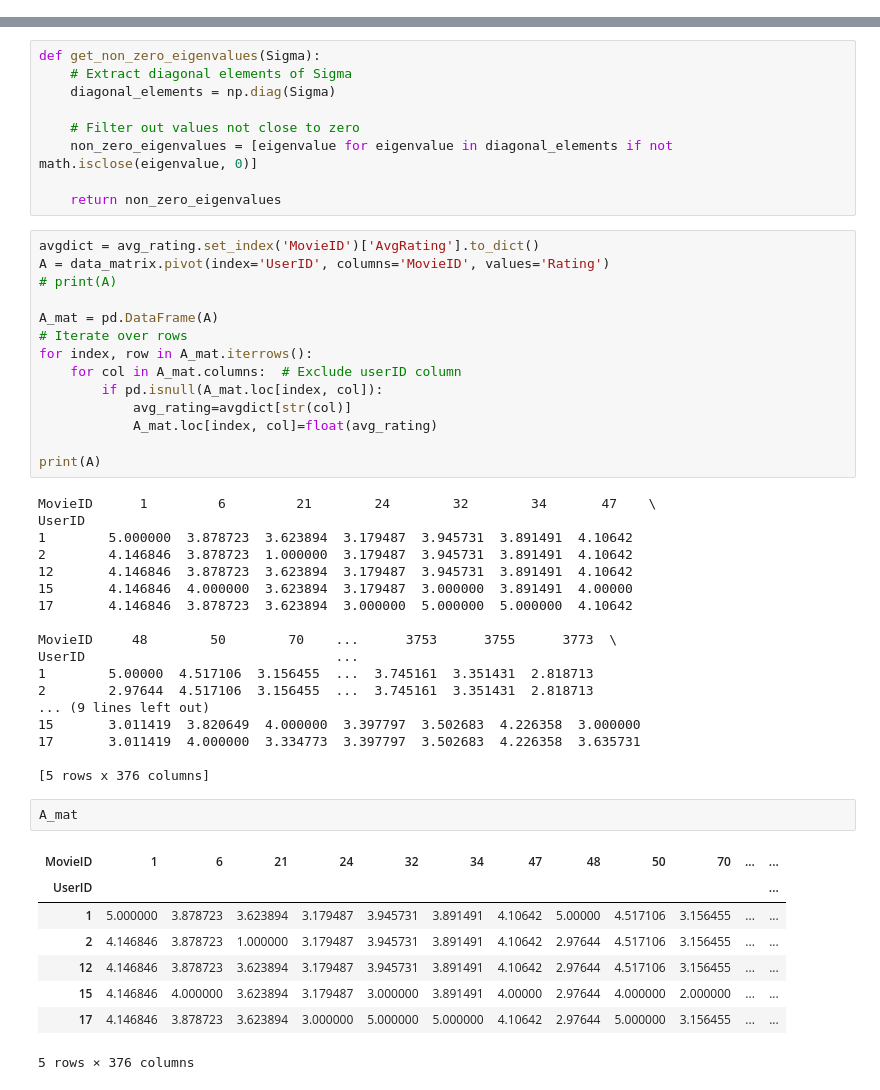
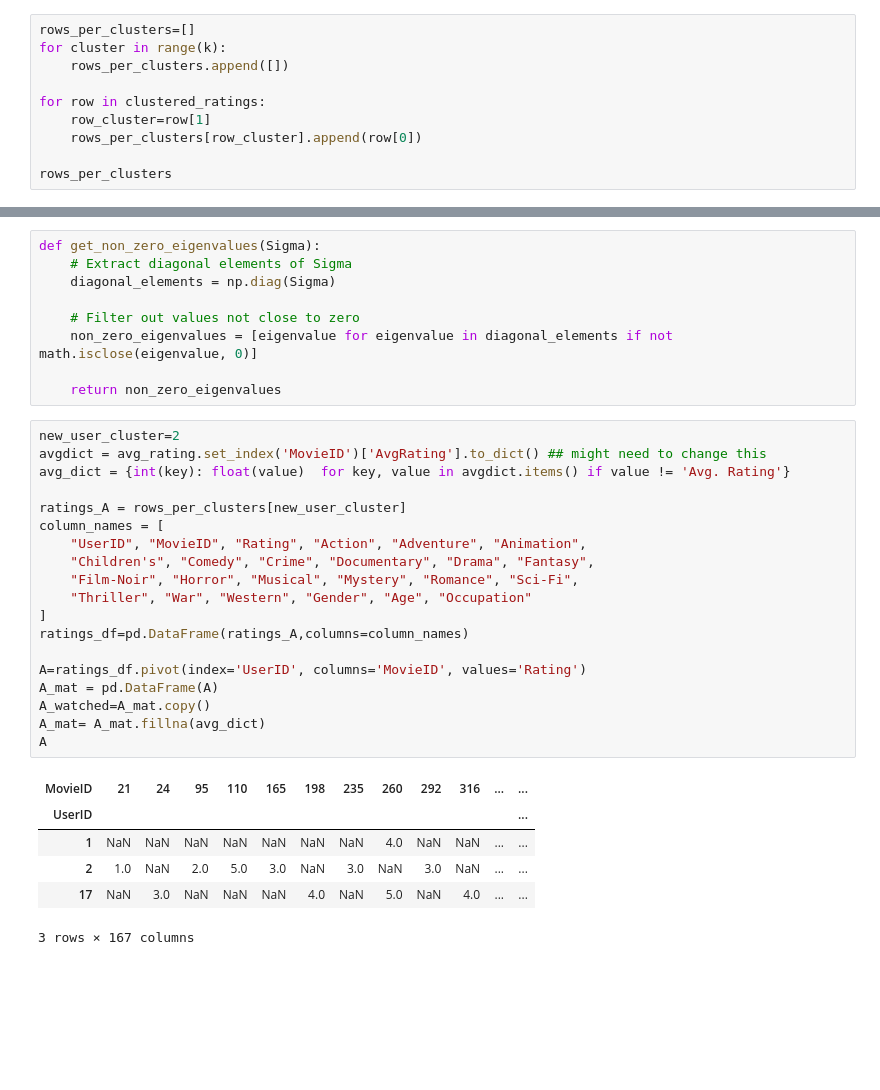
Before and after one commit to RecSys-The-Hood/MiniProject, a Jupyter notebook: KModes_SVD.ipynb, the cells around one changed output, grey strips where cells are left out. Drawn from its saved outputs; the diff is of its cells as text; blank space fills up the shorter version.

```diff
--- a/KModes_SVD.ipynb
+++ b/KModes_SVD.ipynb
@@ -68,0 +148,10 @@ print(data_matrix)
+# %%
+rows_per_clusters=[]
+for cluster in range(k):
+    rows_per_clusters.append([])
+
+for row in clustered_ratings:
+    row_cluster=row[1]
+    rows_per_clusters[row_cluster].append(row[0])
+
+rows_per_clusters
@@ -80,46 +189,29 @@ def get_non_zero_eigenvalues(Sigma):
     non_zero_eigenvalues = [eigenvalue for eigenvalue in diagonal_elements if not math.isclose(eigenvalue, 0)]
 
     return non_zero_eigenvalues
-# %%
-avgdict = avg_rating.set_index('MovieID')['AvgRating'].to_dict()
-A = data_matrix.pivot(index='UserID', columns='MovieID', values='Rating')
-# print(A)
-
-A_mat = pd.DataFrame(A)
-# Iterate over rows
-for index, row in A_mat.iterrows():
-    for col in A_mat.columns:  # Exclude userID column
-        if pd.isnull(A_mat.loc[index, col]):
-            avg_rating=avgdict[str(col)]
-            A_mat.loc[index, col]=float(avg_rating)
-
-print(A)
-# %% [output]
-MovieID      1         6         21        24        32        34       47    \
-UserID
-1        5.000000  3.878723  3.623894  3.179487  3.945731  3.891491  4.10642
-2        4.146846  3.878723  1.000000  3.179487  3.945731  3.891491  4.10642
-12       4.146846  3.878723  3.623894  3.179487  3.945731  3.891491  4.10642
-15       4.146846  4.000000  3.623894  3.179487  3.000000  3.891491  4.00000
-17       4.146846  3.878723  3.623894  3.000000  5.000000  5.000000  4.10642
-
-MovieID     48        50        70    ...      3753      3755      3773  \
-UserID                                ...
-1        5.00000  4.517106  3.156455  ...  3.745161  3.351431  2.818713
-2        2.97644  4.517106  3.156455  ...  3.745161  3.351431  2.818713
-... (9 lines left out)
-15       3.011419  3.820649  4.000000  3.397797  3.502683  4.226358  3.000000
-17       3.011419  4.000000  3.334773  3.397797  3.502683  4.226358  3.635731
-
-[5 rows x 376 columns]
-# %%
-A_mat
-# %% [output]
-| MovieID | 1 | 6 | 21 | 24 | 32 | 34 | 47 | 48 | 50 | 70 | ... | ... |
-| UserID |  |  |  |  |  |  |  |  |  |  |  | ... |
-| 1 | 5.000000 | 3.878723 | 3.623894 | 3.179487 | 3.945731 | 3.891491 | 4.10642 | 5.00000 | 4.517106 | 3.156455 | ... | ... |
-| 2 | 4.146846 | 3.878723 | 1.000000 | 3.179487 | 3.945731 | 3.891491 | 4.10642 | 2.97644 | 4.517106 | 3.156455 | ... | ... |
-| 12 | 4.146846 | 3.878723 | 3.623894 | 3.179487 | 3.945731 | 3.891491 | 4.10642 | 2.97644 | 4.517106 | 3.156455 | ... | ... |
-| 15 | 4.146846 | 4.000000 | 3.623894 | 3.179487 | 3.000000 | 3.891491 | 4.00000 | 2.97644 | 4.000000 | 2.000000 | ... | ... |
-| 17 | 4.146846 | 3.878723 | 3.623894 | 3.000000 | 5.000000 | 5.000000 | 4.10642 | 2.97644 | 5.000000 | 3.156455 | ... | ... |
-5 rows × 376 columns
+# %%
+new_user_cluster=2
+avgdict = avg_rating.set_index('MovieID')['AvgRating'].to_dict() ## might need to change this
+avg_dict = {int(key): float(value)  for key, value in avgdict.items() if value != 'Avg. Rating'}
+
+ratings_A = rows_per_clusters[new_user_cluster]
+column_names = [
+    "UserID", "MovieID", "Rating", "Action", "Adventure", "Animation",
+    "Children's", "Comedy", "Crime", "Documentary", "Drama", "Fantasy",
+    "Film-Noir", "Horror", "Musical", "Mystery", "Romance", "Sci-Fi",
+    "Thriller", "War", "Western", "Gender", "Age", "Occupation"
+]
+ratings_df=pd.DataFrame(ratings_A,columns=column_names)
+
+A=ratings_df.pivot(index='UserID', columns='MovieID', values='Rating')
+A_mat = pd.DataFrame(A)
+A_watched=A_mat.copy()
+A_mat= A_mat.fillna(avg_dict)
+A
+# %% [output]
+| MovieID | 21 | 24 | 95 | 110 | 165 | 198 | 235 | 260 | 292 | 316 | ... | ... |
+| UserID |  |  |  |  |  |  |  |  |  |  |  | ... |
+| 1 | NaN | NaN | NaN | NaN | NaN | NaN | NaN | 4.0 | NaN | NaN | ... | ... |
+| 2 | 1.0 | NaN | 2.0 | 5.0 | 3.0 | NaN | 3.0 | NaN | 3.0 | NaN | ... | ... |
+| 17 | NaN | 3.0 | NaN | NaN | NaN | 4.0 | NaN | 5.0 | NaN | 4.0 | ... | ... |
+3 rows × 167 columns
```
Also changed, not shown: parts of 21 cells of this notebook, 1 other file.
